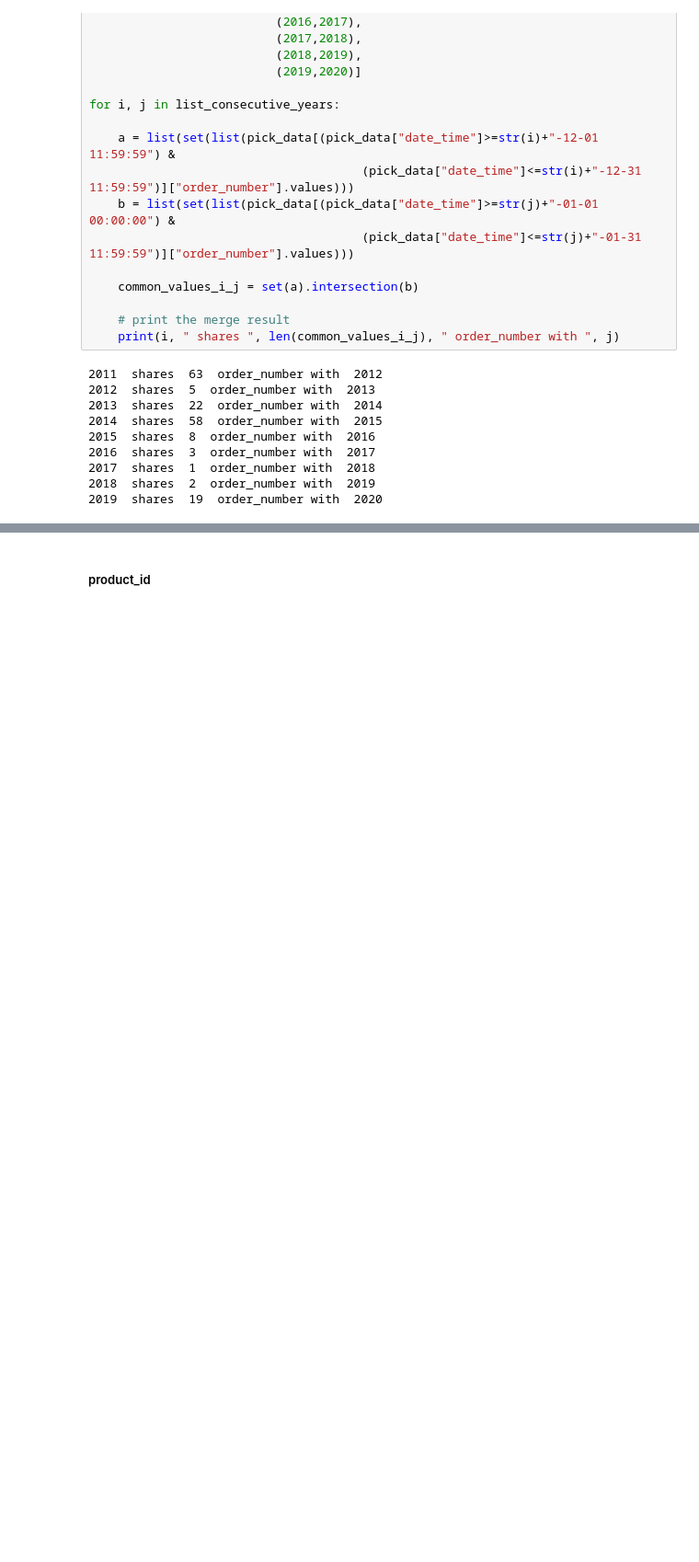
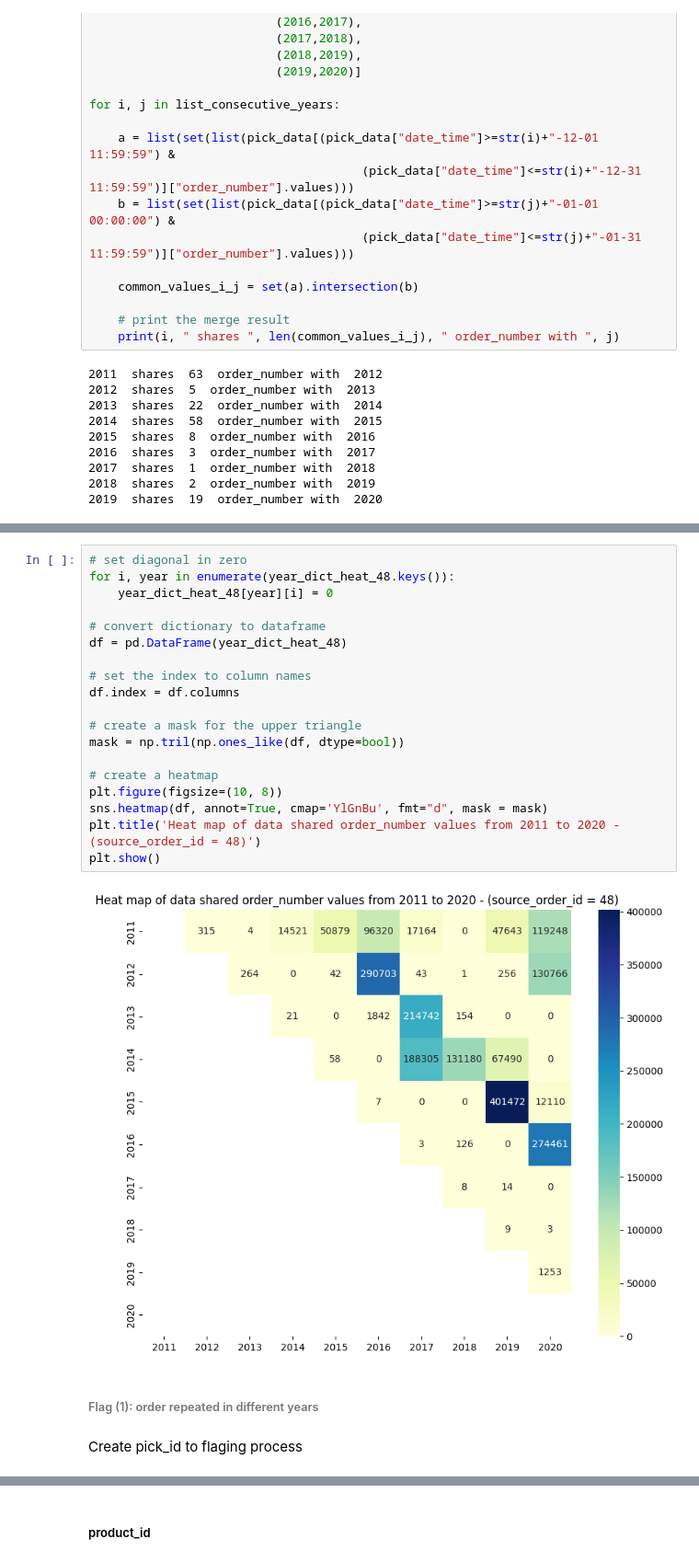
Before and after one commit to aleksandarkling/OBETAWarehousingAnalyticsProject, a Jupyter notebook: Step 1 - Preparing Data/pick_data.ipynb, the cells around one changed output, grey strips where cells are left out. Shown: that part at 92% size. Cells and saved outputs as stored; diff of their text form; blank space fills up the shorter version.

Commit message:
Step - 1: Flags

```diff
--- a/Step 1 - Preparing Data/pick_data.ipynb
+++ b/Step 1 - Preparing Data/pick_data.ipynb
@@ -537,0 +655,25 @@ len(list(set(list(pick_data[(pick_data["date_time"]=="2011-12-30") |
+# %%
+# set diagonal in zero
+for i, year in enumerate(year_dict_heat_48.keys()):
+    year_dict_heat_48[year][i] = 0
+
+# convert dictionary to dataframe
+df = pd.DataFrame(year_dict_heat_48)
+
+# set the index to column names
+df.index = df.columns
+
+# create a mask for the upper triangle
+mask = np.tril(np.ones_like(df, dtype=bool))
+
+# create a heatmap
+plt.figure(figsize=(10, 8))
+sns.heatmap(df, annot=True, cmap='YlGnBu', fmt="d", mask = mask)
+plt.title('Heat map of data shared order_number values from 2011 to 2020 - (source_order_id = 48)')
+plt.show()
+# %% [output]
+[figure, added]
+# %% [markdown]
+###### Flag (1): order repeated in different years
+# %% [markdown]
+Create pick_id to flaging process
```
Also changed, not shown: parts of 103 cells of this notebook.
